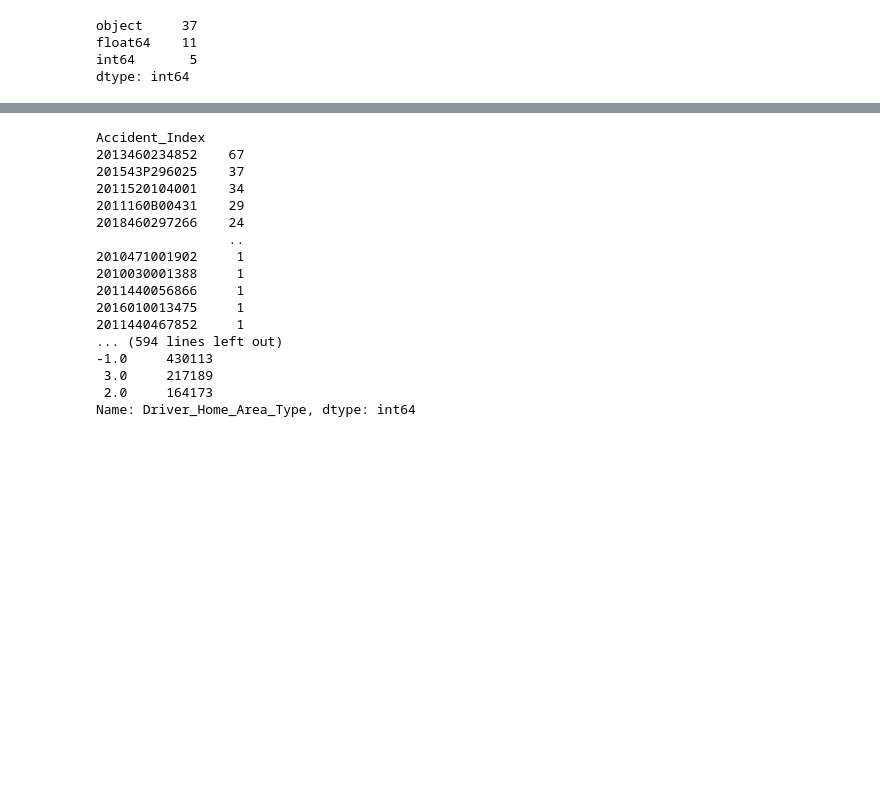
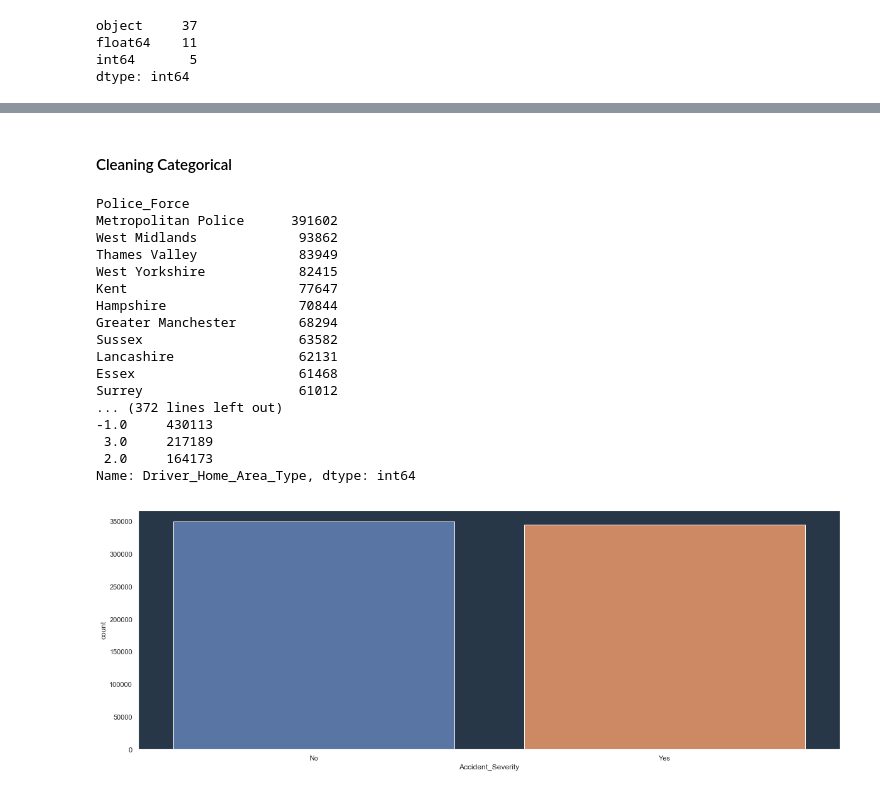
Before and after one commit to odojoachim/Coursera_Capstone, a Jupyter notebook: Coursera_Project.ipynb, the cells around one changed output, grey strips where cells are left out. Cells and saved outputs as stored; diff of their text form; code cells hidden in the pictures; blank space fills up the shorter version.

Commit message:
Choosing Categorical Variables

```diff
--- a/Coursera_Project.ipynb
+++ b/Coursera_Project.ipynb
@@ -459,8 +460,9 @@ data['Road_Type'] = data['Road_Type'].map({'1': 'Roundabout',
                                            '3': 'Dual carriageway',
                                            '6' : 'Single carriageway',
                                            '7':'Slip road',
-                                           '9':'Unknown',
+                                           # '9':'Unknown',
                                            '12':'One way street/Slip road'})
+
 
 data['1st_Road_Class'] = data['1st_Road_Class'].astype(str)
 data['1st_Road_Class'] = data['1st_Road_Class'].map({'1': 'Motorway',
@@ -736,9 +738,9 @@ data['Journey_Purpose_of_Driver'] = data['Journey_Purpose_of_Driver'].map({'1.0'
                                                                                         })
 
 data['Age_Band_of_Driver'] = data['Age_Band_of_Driver'].astype(str)
-data['Age_Band_of_Driver'] = data['Age_Band_of_Driver'].map({'1.0': '0 - 5',
-                                                 '2.0': '6 - 10',
-                                                '3.0' : '11 - 15',
+data['Age_Band_of_Driver'] = data['Age_Band_of_Driver'].map({# '1.0': '0 - 5',
+                                                 # '2.0': '6 - 10',
+                                                # '3.0' : '11 - 15',
                                                 '4.0' : '16 - 20',
                                                 '5.0' : '21 - 25',
                                                 '6.0' : '26 - 35',
@@ -786,7 +788,7 @@ data['Vehicle_Location-Restricted_Lane'] = data['Vehicle_Location-Restricted_Lan
 data['Sex_of_Driver'] = data['Sex_of_Driver'].astype(str)
 data['Sex_of_Driver'] = data['Sex_of_Driver'].map({'1.0': 'Male',
                                                 '2.0' : 'Female',
-                                                '3.0' : 'Not known'
+                                                # '3.0' : 'Not known'
                                                 # '-1.0' : 'Data missing or out of range'
                                                                                         })
 
@@ -867,23 +883,34 @@ data.merge(m,on='Vehicle_Type')
+# %% [markdown]
+#### Cleaning Categorical
 # %%
 # First we should drop those variables which have zero variance.
 # We do not have variables with one level.
-for column in data.columns:
+
+
+# No missing values: Accident_Index, Police_Force, Accident_
+for column in data[['Police_Force', 'Accident_Severity', 'Day_of_Week', '1st_Road_Class', 'Road_Type', 'Speed_limit', 'Junction_Detail',
+                  'Junction_Control', '2nd_Road_Class', 'Pedestrian_Crossing-Human_Control', 'Pedestrian_Crossing-Physical_Facilities',
+                  'Light_Conditions', 'Weather_Conditions', 'Road_Surface_Conditions', 'Special_Conditions_at_Site', 'Carriageway_Hazards',
+                  'Urban_or_Rural_Area', 'Did_Police_Officer_Attend_Scene_of_Accident', 'Vehicle_Type', 'Towing_and_Articulation',
+                  'Vehicle_Manoeuvre', 'Vehicle_Location-Restricted_Lane', 'Junction_Location', 'Skidding_and_Overturning', 'Hit_Object_in_Carriageway',
+                  'Vehicle_Leaving_Carriageway', 'Hit_Object_off_Carriageway', '1st_Point_of_Impact', 'Was_Vehicle_Left_Hand_Drive?',
+                  'Journey_Purpose_of_Driver', 'Sex_of_Driver', 'Age_Band_of_Driver', 'Propulsion_Code', 'Driver_Home_Area_Type']].columns:
      print("\n" + column)
      print(data[column].value_counts())
 # %% [output]
-Accident_Index
-2013460234852    67
-201543P296025    37
-2011520104001    34
-2011160B00431    29
-2018460297266    24
-                 ..
-2010471001902     1
-2010030001388     1
-2011440056866     1
-2016010013475     1
-2011440467852     1
-... (594 lines left out)
+Police_Force
+Metropolitan Police      391602
+West Midlands             93862
+Thames Valley             83949
+West Yorkshire            82415
+Kent                      77647
+Hampshire                 70844
+Greater Manchester        68294
+Sussex                    63582
+Lancashire                62131
+Essex                     61468
+Surrey                    61012
+... (372 lines left out)
 -1.0     430113
  3.0     217189
  2.0     164173
@@ -891,4 +1107,22 @@ Name: Driver_Home_Area_Type, dtype: int64
+# %%
+# Shuffle the Dataset.
+shuffled_df = data.sample(frac=1,random_state=4)
+
+# Put all the severe class in a separate dataset.
+severe_df = shuffled_df.loc[shuffled_df['Accident_Severity'] == "Yes"]
+
+#Randomly select 350000 observations from the non-fraud (majority class)
+non_severe_df = shuffled_df.loc[shuffled_df['Accident_Severity'] == "No"].sample(n=350000,random_state=42)
+
+# Concatenate both dataframes again
+normalized_df = pd.concat([severe_df, non_severe_df])
 # %%
 # we can use the chi-square test to evaluate the most important categorical features.
+plt.figure(figsize=(20,7))
+sns.set(rc={"axes.facecolor":"#283747", "axes.grid":False})
+sns.countplot(x=normalized_df['Accident_Severity'] , order=normalized_df['Accident_Severity'].value_counts().index)
+plt.show()
+# %% [output]
+[figure, added]
 # %%
 # Later on build random forest or xgboost model and see feature importance of each and every feature.
```
Also changed, not shown: parts of 71 cells of this notebook.
